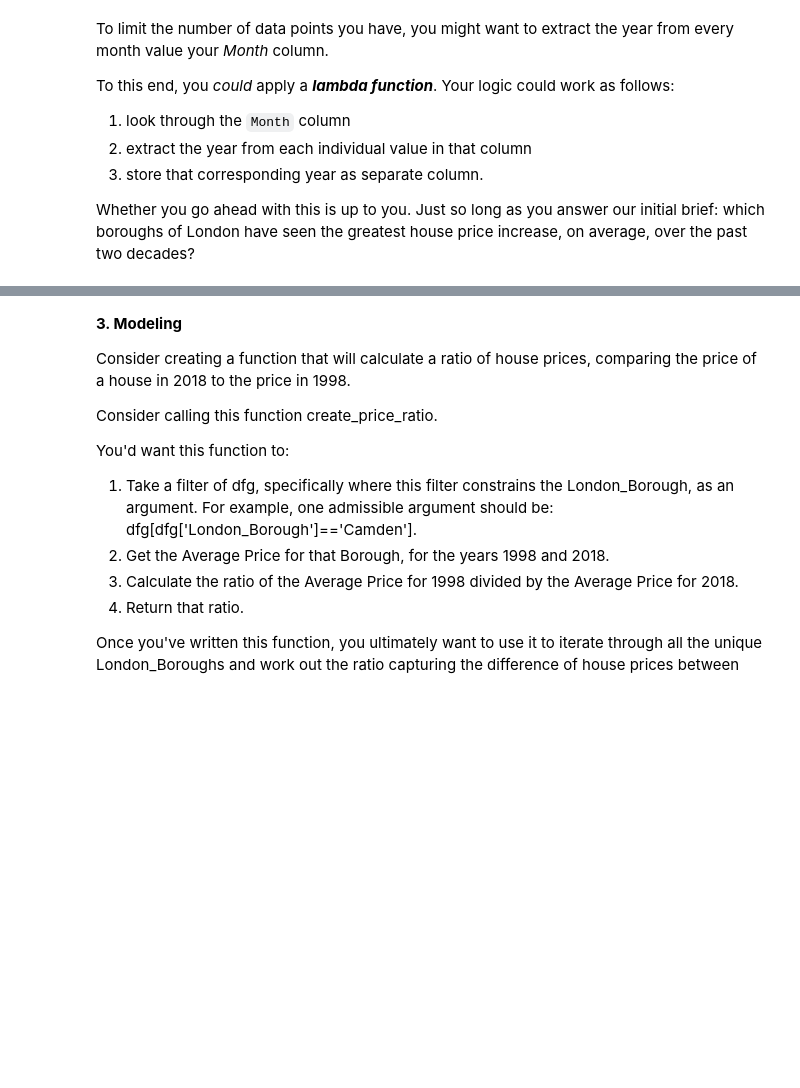
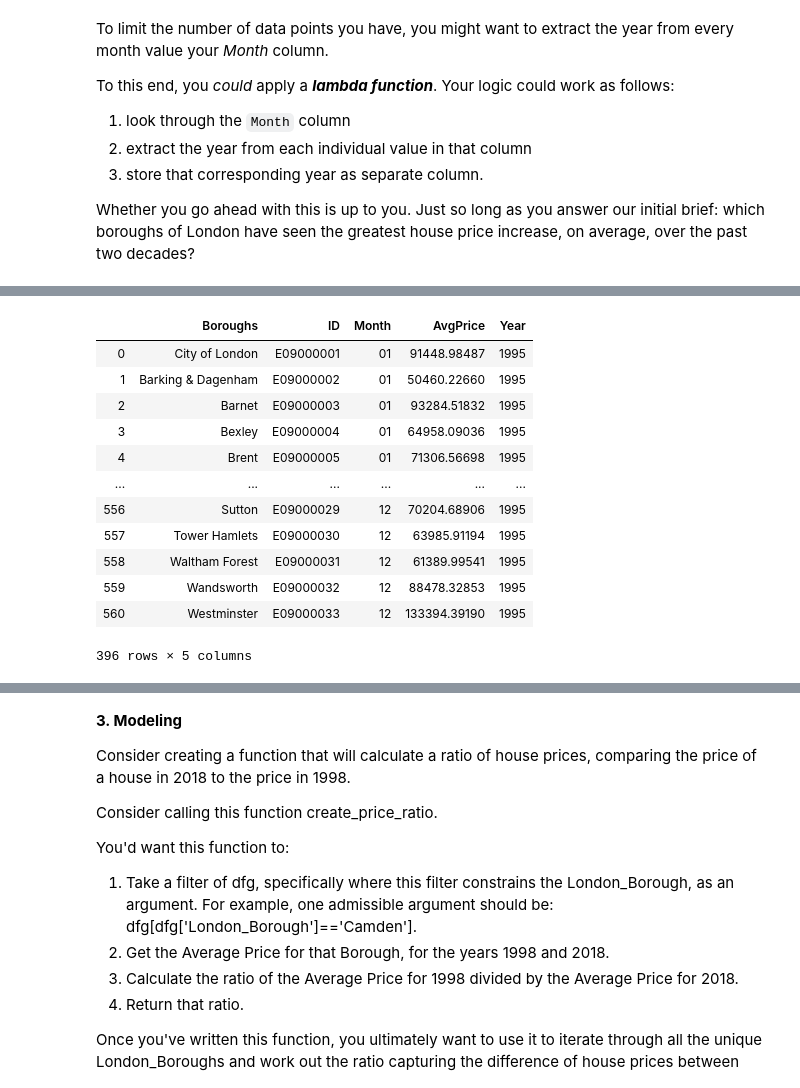
Before and after one commit to cogentdom/LondonHousing, a Jupyter notebook: Unit 4 Challenge - Tier 3.ipynb, the cells around one changed output, grey strips where cells are left out. Cells and saved outputs as stored; diff of their text form; code cells hidden in the pictures; blank space fills up the shorter version.

```diff
--- a/Unit 4 Challenge - Tier 3.ipynb
+++ b/Unit 4 Challenge - Tier 3.ipynb
@@ -319,3 +319,7 @@ To this end, you *could* apply a ***lambda function***. Your logic could work as
 3. store that corresponding year as separate column.
 
 Whether you go ahead with this is up to you. Just so long as you answer our initial brief: which boroughs of London have seen the greatest house price increase, on average, over the past two decades?
+# %%
+prop['Year'] = prop['Month'].dt.strftime('%Y')
+prop['Month'] = prop['Month'].dt.strftime('%m')
+prop.head()
@@ -321,0 +333,18 @@ Whether you go ahead with this is up to you. Just so long as you answer our init
+# %%
+prop_95 = prop[prop['Year'] == '1995']
+prop_20 = prop[prop['Year'] == '2020']
+prop_95
+# %% [output]
+|  | Boroughs | ID | Month | AvgPrice | Year |
+| 0 | City of London | E09000001 | 01 | 91448.98487 | 1995 |
+| 1 | Barking & Dagenham | E09000002 | 01 | 50460.22660 | 1995 |
+| 2 | Barnet | E09000003 | 01 | 93284.51832 | 1995 |
+| 3 | Bexley | E09000004 | 01 | 64958.09036 | 1995 |
+| 4 | Brent | E09000005 | 01 | 71306.56698 | 1995 |
+| ... | ... | ... | ... | ... | ... |
+| 556 | Sutton | E09000029 | 12 | 70204.68906 | 1995 |
+| 557 | Tower Hamlets | E09000030 | 12 | 63985.91194 | 1995 |
+| 558 | Waltham Forest | E09000031 | 12 | 61389.99541 | 1995 |
+| 559 | Wandsworth | E09000032 | 12 | 88478.32853 | 1995 |
+| 560 | Westminster | E09000033 | 12 | 133394.39190 | 1995 |
+396 rows × 5 columns
```
Also changed, not shown: parts of 3 cells of this notebook.
